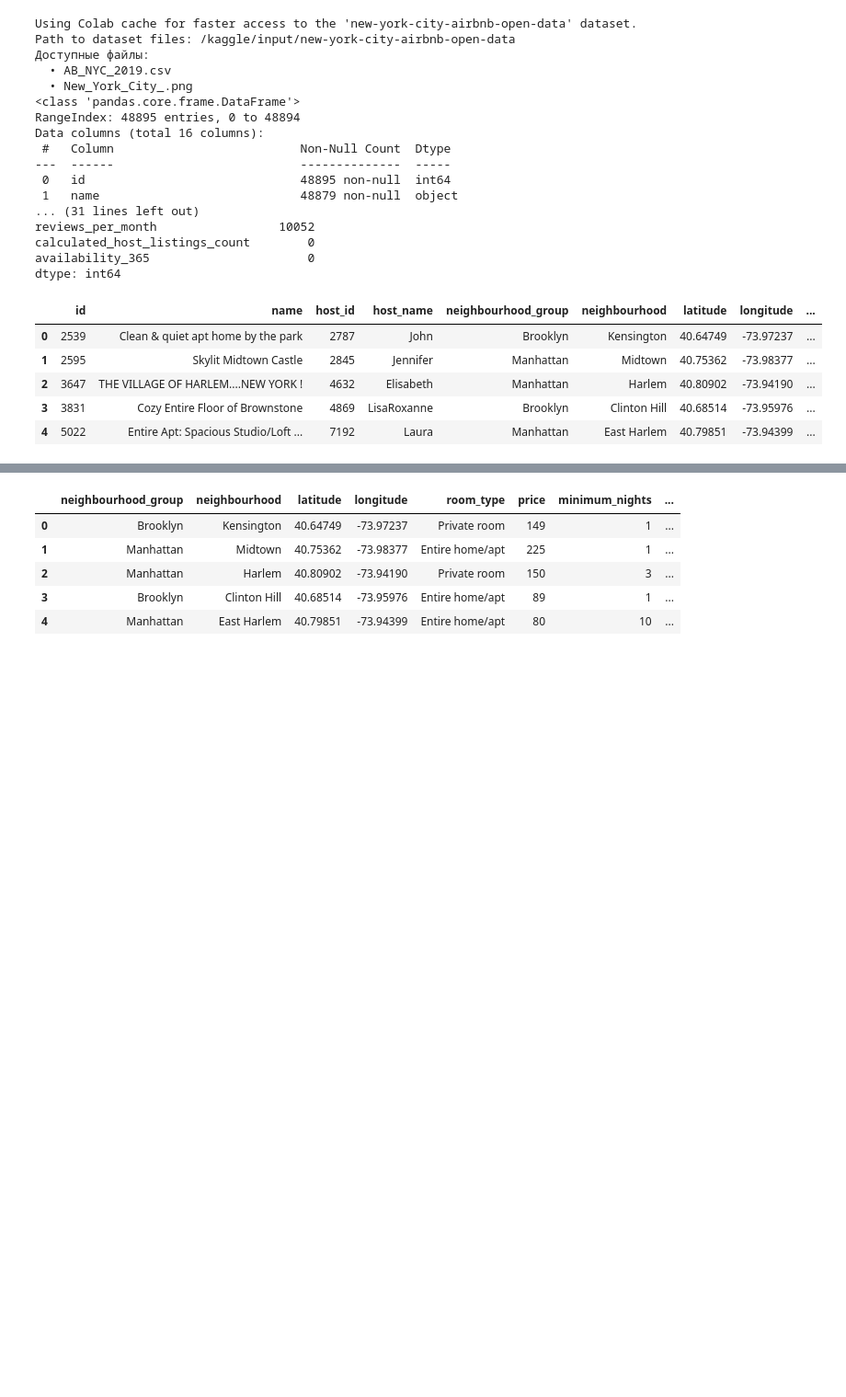
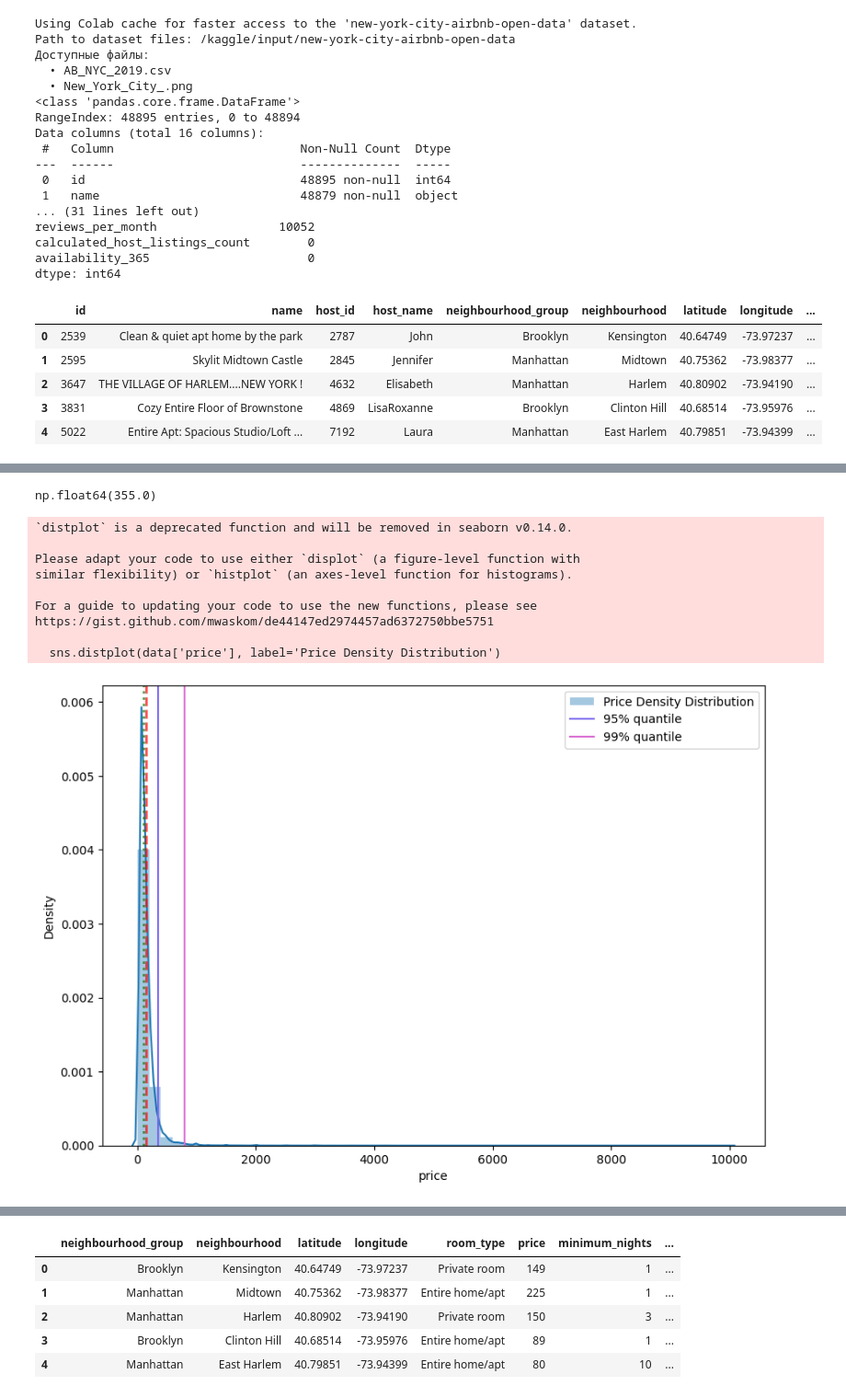
Before and after one commit to Ma-rCh/ML-Basic, a Jupyter notebook: homework_10/homework_10.ipynb, the cells around one changed output, grey strips where cells are left out. Shown at 92% size. Drawn from its saved outputs; the diff is of its cells as text; code cells hidden in the pictures; blank space fills up the shorter version.

```diff
--- a/homework_10/homework_10.ipynb
+++ b/homework_10/homework_10.ipynb
@@ -71,0 +95,4 @@ df_clean.head()
+# %%
+data = df_clean.copy()
+data.info()
+#пропусков нет теперь
@@ -71,0 +118,24 @@ df_clean.head()
+# %%
+data.price.quantile(0.95)
+# %% [output]
+np.float64(355.0)
+# %%
+plt.subplots(figsize=(10,7))
+sns.distplot(data['price'], label='Price Density Distribution')
+plt.axvline(data.price.quantile(0.95), label='95% quantile', c='mediumslateblue')
+plt.axvline(data.price.quantile(0.99), label='99% quantile', c='orchid')
+plt.axvline(np.mean(data.price), color='red', linestyle='--', linewidth=2, alpha=0.7)
+plt.axvline(data.price.median(), color='green', linestyle=':', linewidth=2, alpha=0.7)
+plt.legend()
+plt.show()
+# %% [output]
+`distplot` is a deprecated function and will be removed in seaborn v0.14.0.
+
+Please adapt your code to use either `displot` (a figure-level function with
+similar flexibility) or `histplot` (an axes-level function for histograms).
+
+For a guide to updating your code to use the new functions, please see
+https://gist.github.com/mwaskom/de44147ed2974457ad6372750bbe5751
+
+  sns.distplot(data['price'], label='Price Density Distribution')
+[figure, added]
```
Also changed, not shown: parts of 32 cells of this notebook.
